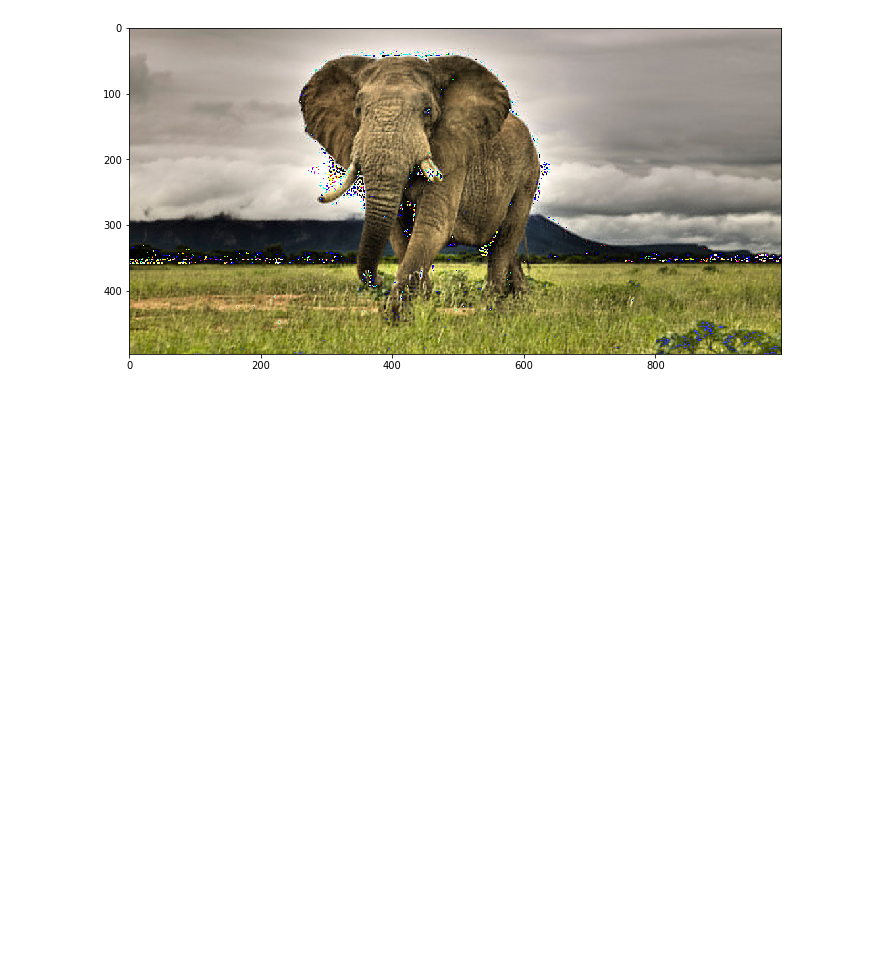
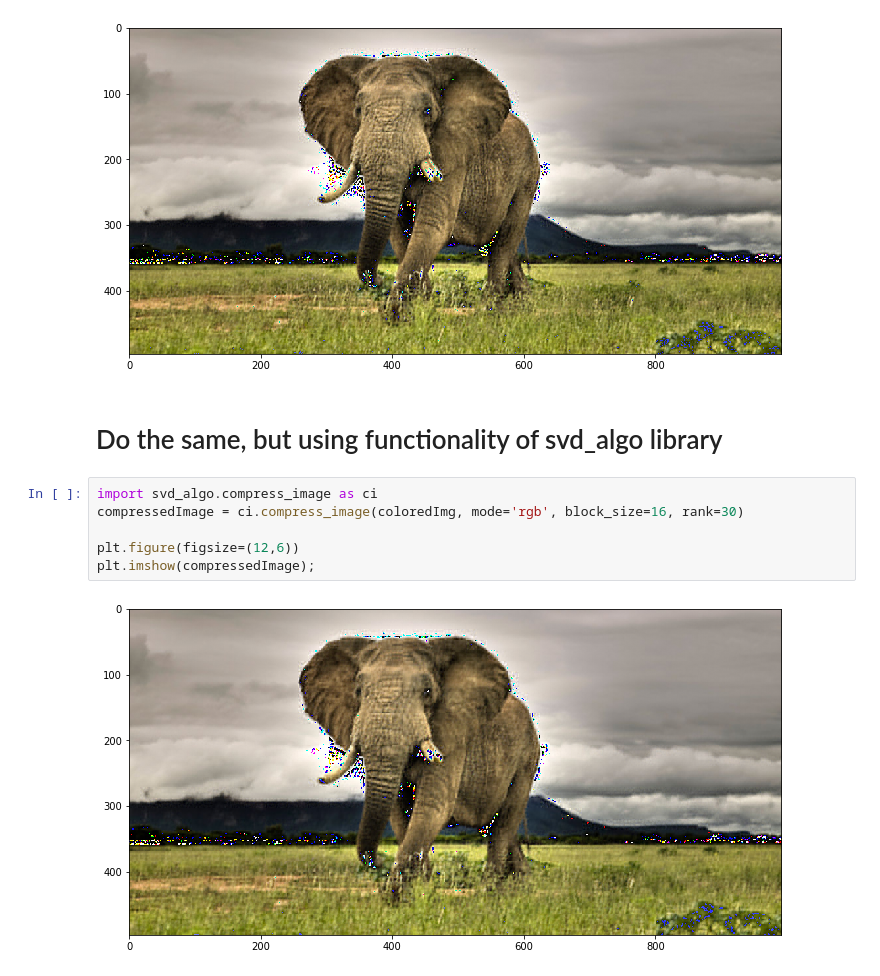
Before and after one commit to Retsediv/SVDImageCompression, a Jupyter notebook: ColoredSVDImageCompression.ipynb, the cells around one changed output. Cells and saved outputs as stored; diff of their text form; blank space fills up the shorter version.

Commit message:
High level function for image compression, refactoring

```diff
--- a/ColoredSVDImageCompression.ipynb
+++ b/ColoredSVDImageCompression.ipynb
@@ -92,3 +92,13 @@ plt.figure(figsize=(12,6))
 plt.imshow(compressedImage);
 # %% [output]
 [figure]
+# %% [markdown]
+# Do the same, but using functionality of svd_algo library
+# %%
+import svd_algo.compress_image as ci
+compressedImage = ci.compress_image(coloredImg, mode='rgb', block_size=16, rank=30)
+
+plt.figure(figsize=(12,6))
+plt.imshow(compressedImage);
+# %% [output]
+[figure, added]
```
Also changed, not shown: 2 other files.
